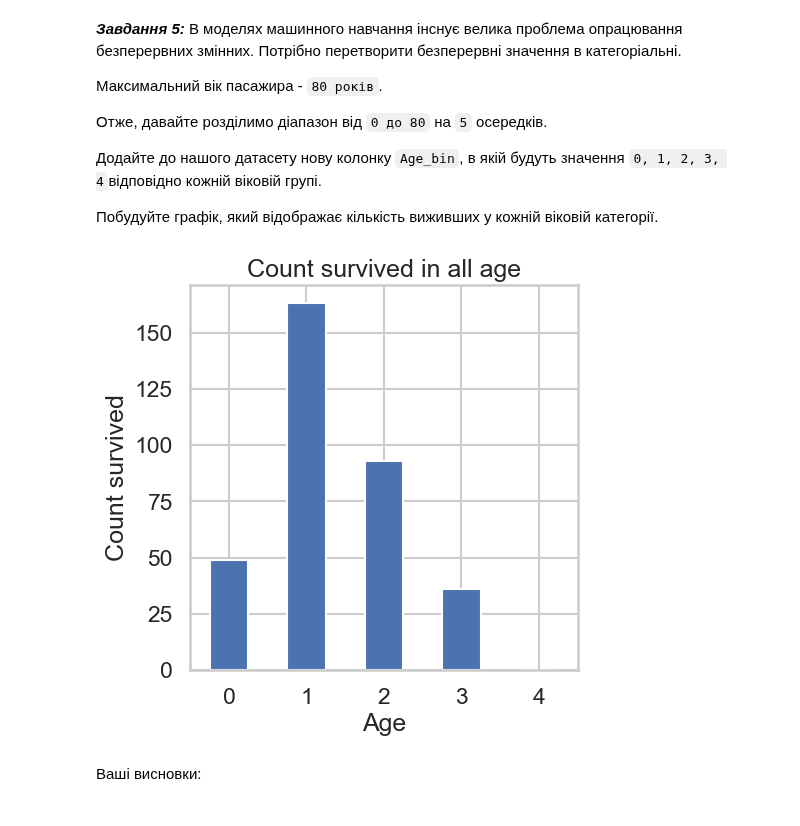
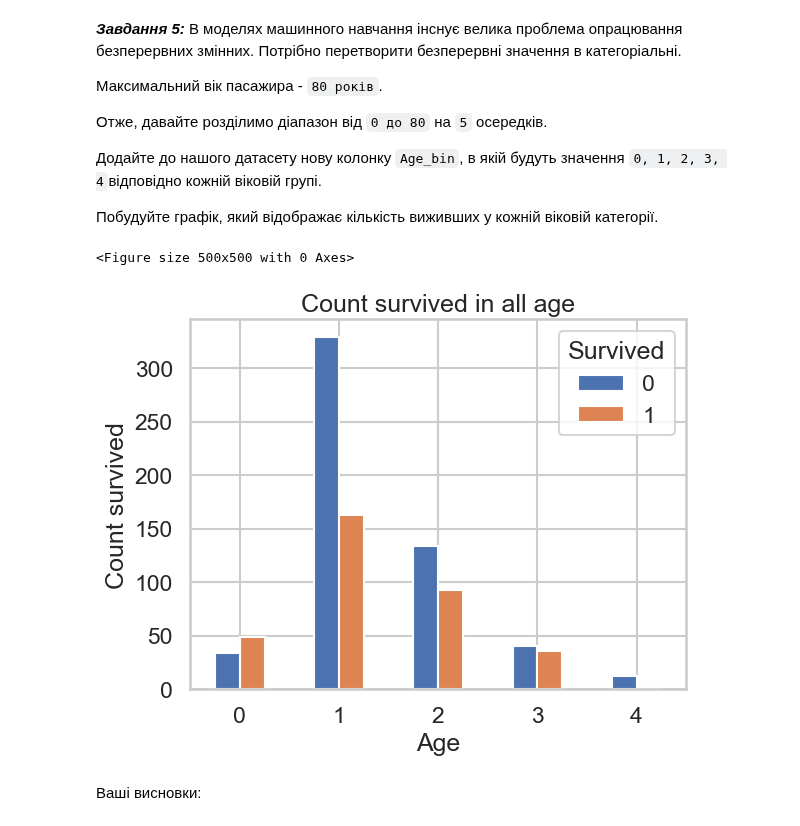
Before and after one commit to Prosik2205/OSHI, a Jupyter notebook: Task3_basic_ai_ad_prosimyak_oleksander.ipynb, the cells around one changed output. Saved outputs shown, nothing was run; the diff lists cells and outputs as text; code cells hidden in the pictures.

```diff
--- a/Task3_basic_ai_ad_prosimyak_oleksander.ipynb
+++ b/Task3_basic_ai_ad_prosimyak_oleksander.ipynb
@@ -147,18 +147,19 @@ dtype: int64
 # %%
 Age_bins = [0,16,32,48,64,80]
 labales = [0,1,2,3,4]
 dataset['Age_bin'] = pd.cut(dataset['Age'], bins=Age_bins, labels=labales, right=False)
 
 plt.figure(figsize=(5,5))
-sur_age_bin = dataset.groupby('Age_bin')['Survived'].sum()
-sur_age_bin.plot(kind='bar')
+sur_age_bin = dataset.groupby('Age_bin')['Survived'].value_counts()
+sur_age_bin.unstack().plot(kind='bar')
 plt.title('Count survived in all age')
 plt.xlabel('Age')
 plt.ylabel('Count survived')
 plt.xticks(rotation=0)
 plt.show()
 # %% [output]
+<Figure size 500x500 with 0 Axes>
-[figure, old version]
+[figure, new version]
 # %% [markdown]
 Ваші висновки:
 # %% [markdown]
```
Also changed, not shown: parts of 2 cells of this notebook.
